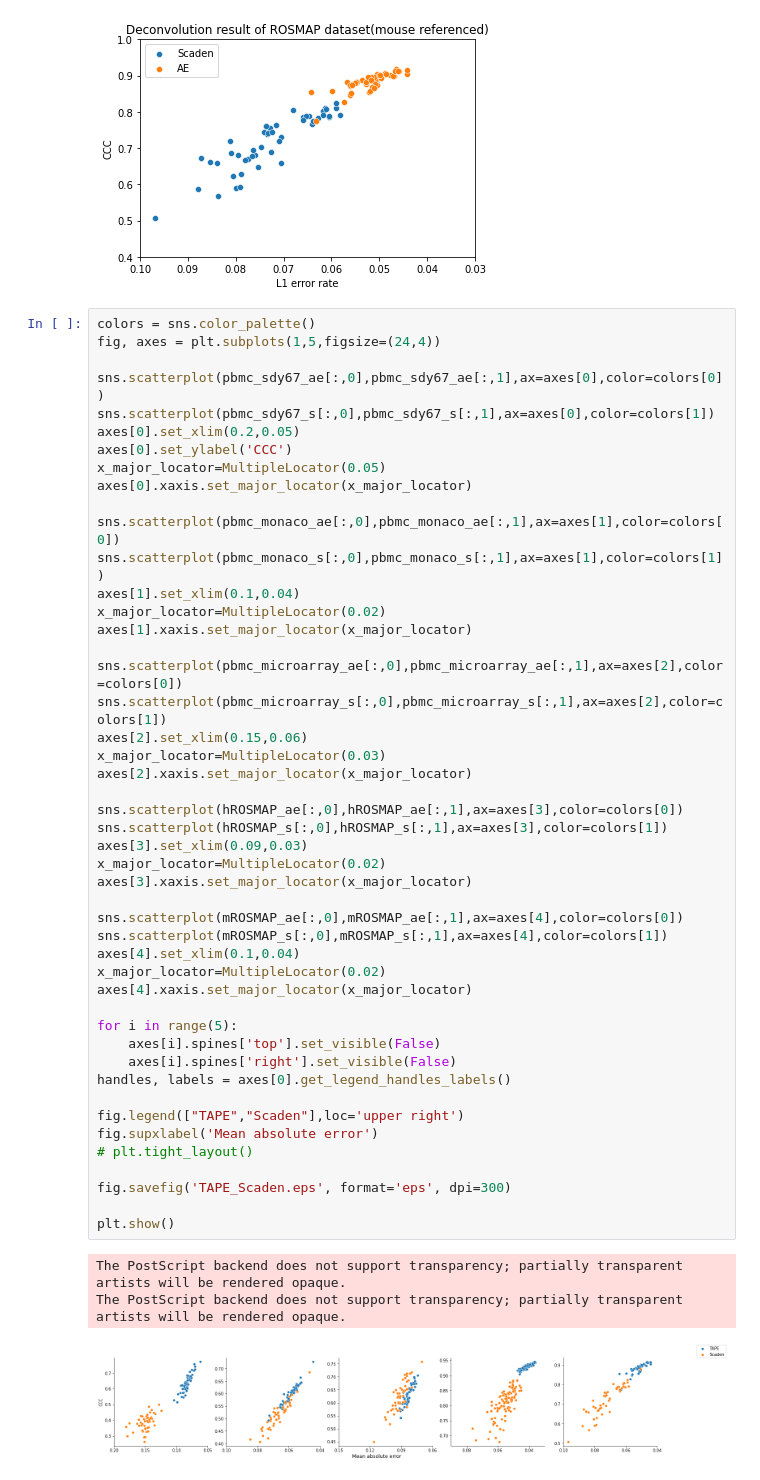
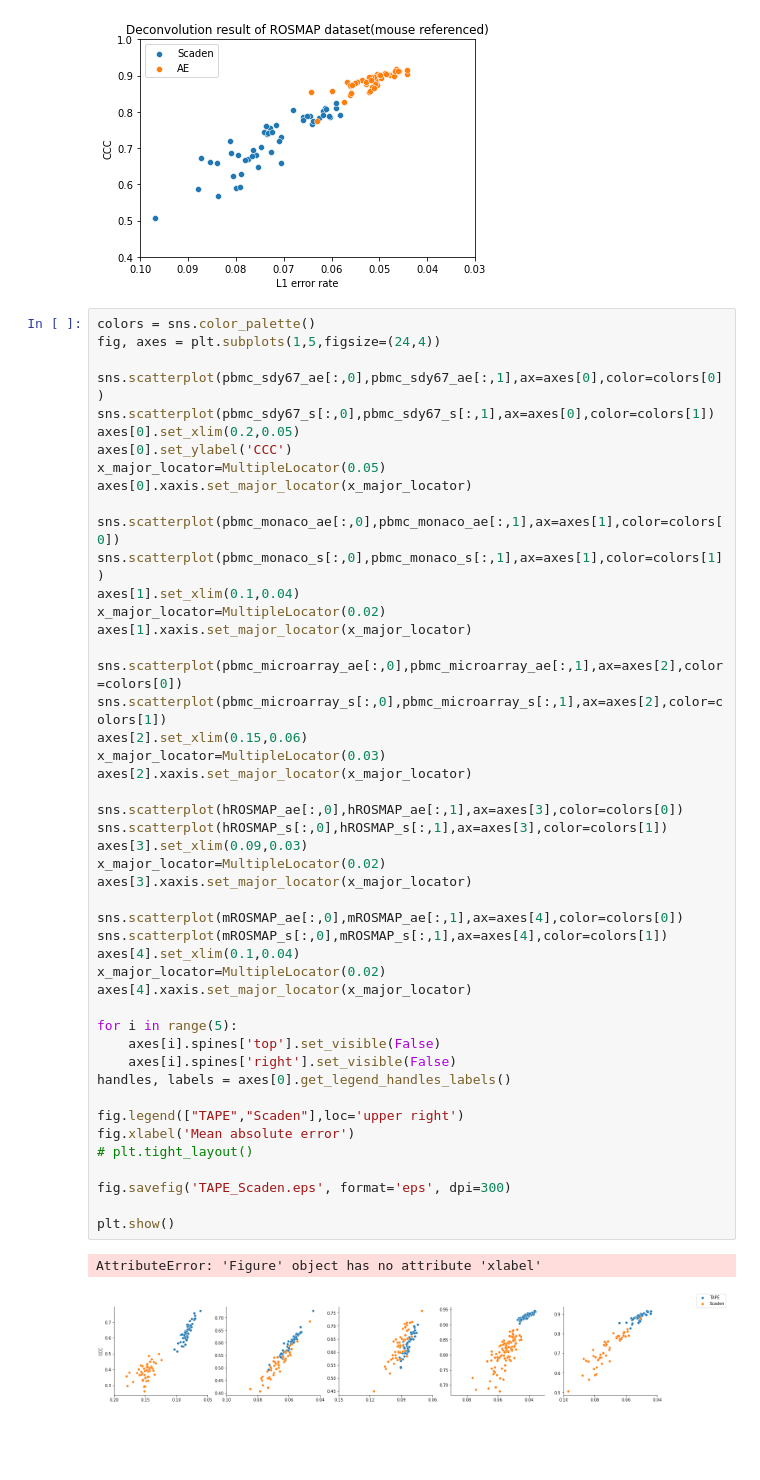
Before and after one commit to poseidonchan/TAPE, a Jupyter notebook: Experiments/Figures/scaden&TAPE.ipynb, the cells around one changed output. Saved outputs shown, nothing was run; the diff lists cells and outputs as text; blank space fills up the shorter version.

```diff
--- a/Experiments/Figures/scaden&TAPE.ipynb
+++ b/Experiments/Figures/scaden&TAPE.ipynb
@@ -100,34 +101,33 @@ axes[1].xaxis.set_major_locator(x_major_locator)
 sns.scatterplot(pbmc_microarray_ae[:,0],pbmc_microarray_ae[:,1],ax=axes[2],color=colors[0])
 sns.scatterplot(pbmc_microarray_s[:,0],pbmc_microarray_s[:,1],ax=axes[2],color=colors[1])
 axes[2].set_xlim(0.15,0.06)
 x_major_locator=MultipleLocator(0.03)
 axes[2].xaxis.set_major_locator(x_major_locator)
 
 sns.scatterplot(hROSMAP_ae[:,0],hROSMAP_ae[:,1],ax=axes[3],color=colors[0])
 sns.scatterplot(hROSMAP_s[:,0],hROSMAP_s[:,1],ax=axes[3],color=colors[1])
 axes[3].set_xlim(0.09,0.03)
 x_major_locator=MultipleLocator(0.02)
 axes[3].xaxis.set_major_locator(x_major_locator)
 
 sns.scatterplot(mROSMAP_ae[:,0],mROSMAP_ae[:,1],ax=axes[4],color=colors[0])
 sns.scatterplot(mROSMAP_s[:,0],mROSMAP_s[:,1],ax=axes[4],color=colors[1])
 axes[4].set_xlim(0.1,0.04)
 x_major_locator=MultipleLocator(0.02)
 axes[4].xaxis.set_major_locator(x_major_locator)
 
 for i in range(5):
     axes[i].spines['top'].set_visible(False)
     axes[i].spines['right'].set_visible(False)
 handles, labels = axes[0].get_legend_handles_labels()
 
 fig.legend(["TAPE","Scaden"],loc='upper right')
-fig.supxlabel('Mean absolute error')
+fig.xlabel('Mean absolute error')
 # plt.tight_layout()
 
 fig.savefig('TAPE_Scaden.eps', format='eps', dpi=300)
 
 plt.show()
 # %% [output]
-The PostScript backend does not support transparency; partially transparent artists will be rendered opaque.
-The PostScript backend does not support transparency; partially transparent artists will be rendered opaque.
+AttributeError: 'Figure' object has no attribute 'xlabel'
-[figure, old version]
+[figure, new version]
```
Also changed, not shown: parts of 6 cells of this notebook, 22 other files.
